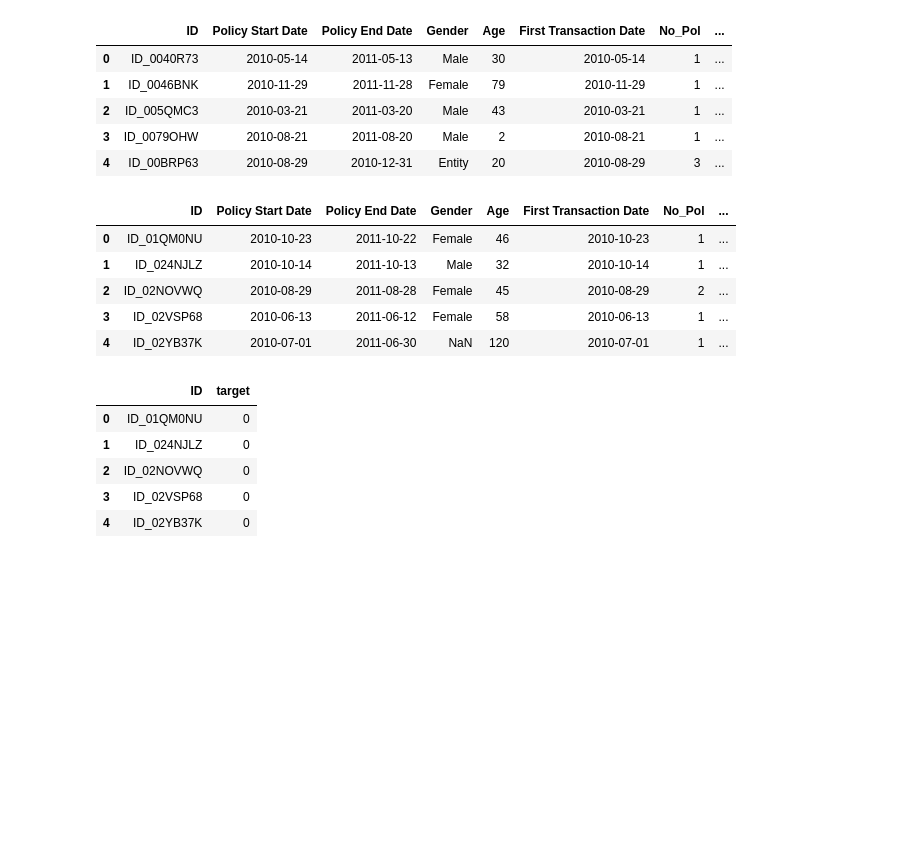
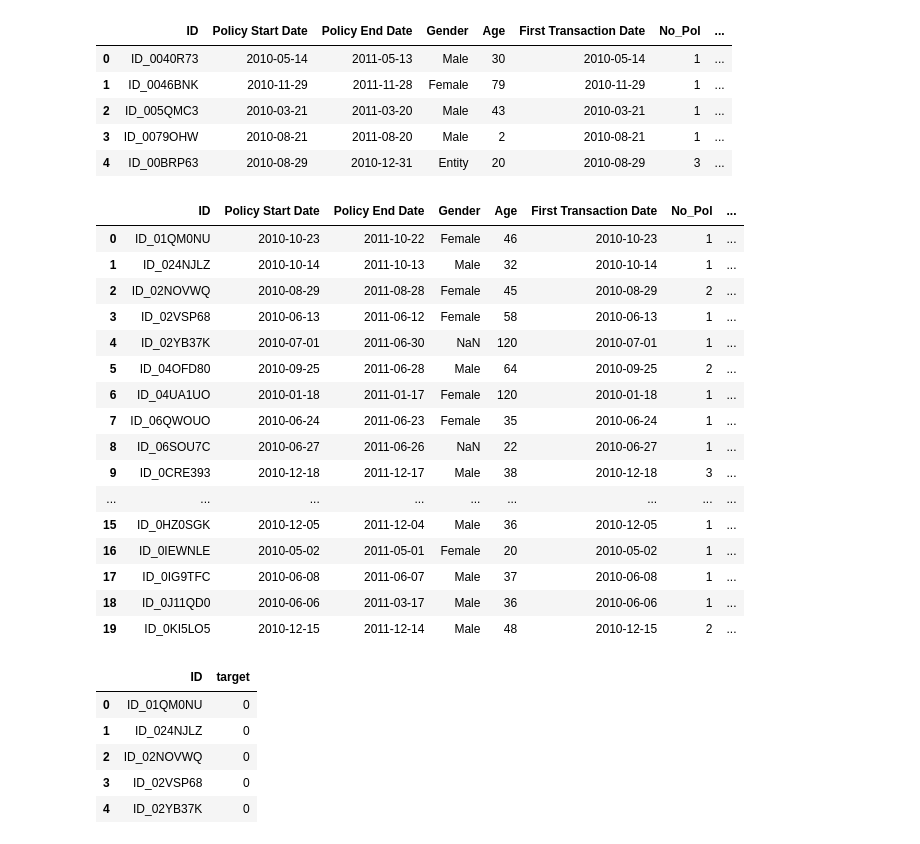
Before and after one commit to agnesnthabi/vehicle_insurance, a Jupyter notebook: Python_StarterNotebook.ipynb, the cells around one changed output. Cells and saved outputs as stored; diff of their text form; code cells hidden in the pictures; blank space fills up the shorter version.

```diff
--- a/Python_StarterNotebook.ipynb
+++ b/Python_StarterNotebook.ipynb
@@ -45,14 +45,26 @@ train.head()
 | 4 | ID_00BRP63 | 2010-08-29 | 2010-12-31 | Entity | 20 | 2010-08-29 | 3 | ... |
 # %%
 # Preview the first five rows of the test set
-test.head()
+test.head(20)
+# test["Car_Category"].value_counts()
 # %% [output]
 |  | ID | Policy Start Date | Policy End Date | Gender | Age | First Transaction Date | No_Pol | ... |
 | 0 | ID_01QM0NU | 2010-10-23 | 2011-10-22 | Female | 46 | 2010-10-23 | 1 | ... |
 | 1 | ID_024NJLZ | 2010-10-14 | 2011-10-13 | Male | 32 | 2010-10-14 | 1 | ... |
 | 2 | ID_02NOVWQ | 2010-08-29 | 2011-08-28 | Female | 45 | 2010-08-29 | 2 | ... |
 | 3 | ID_02VSP68 | 2010-06-13 | 2011-06-12 | Female | 58 | 2010-06-13 | 1 | ... |
 | 4 | ID_02YB37K | 2010-07-01 | 2011-06-30 | NaN | 120 | 2010-07-01 | 1 | ... |
+| 5 | ID_04OFD80 | 2010-09-25 | 2011-06-28 | Male | 64 | 2010-09-25 | 2 | ... |
+| 6 | ID_04UA1UO | 2010-01-18 | 2011-01-17 | Female | 120 | 2010-01-18 | 1 | ... |
+| 7 | ID_06QWOUO | 2010-06-24 | 2011-06-23 | Female | 35 | 2010-06-24 | 1 | ... |
+| 8 | ID_06SOU7C | 2010-06-27 | 2011-06-26 | NaN | 22 | 2010-06-27 | 1 | ... |
+| 9 | ID_0CRE393 | 2010-12-18 | 2011-12-17 | Male | 38 | 2010-12-18 | 3 | ... |
+| ... | ... | ... | ... | ... | ... | ... | ... | ... |
+| 15 | ID_0HZ0SGK | 2010-12-05 | 2011-12-04 | Male | 36 | 2010-12-05 | 1 | ... |
+| 16 | ID_0IEWNLE | 2010-05-02 | 2011-05-01 | Female | 20 | 2010-05-02 | 1 | ... |
+| 17 | ID_0IG9TFC | 2010-06-08 | 2011-06-07 | Male | 37 | 2010-06-08 | 1 | ... |
+| 18 | ID_0J11QD0 | 2010-06-06 | 2011-03-17 | Male | 36 | 2010-06-06 | 1 | ... |
+| 19 | ID_0KI5LO5 | 2010-12-15 | 2011-12-14 | Male | 48 | 2010-12-15 | 2 | ... |
 # %%
 # Preview the first five rows of the sample submission file
 ss.head()
```
Also changed, not shown: parts of 3 cells of this notebook.
